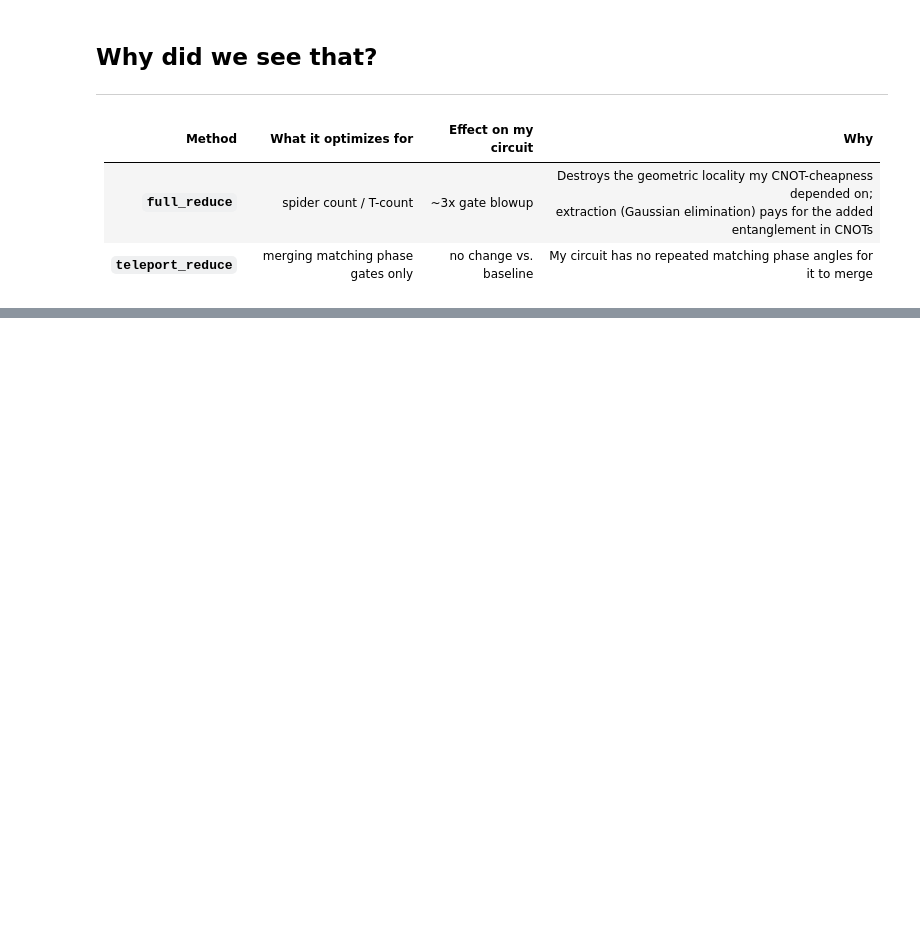
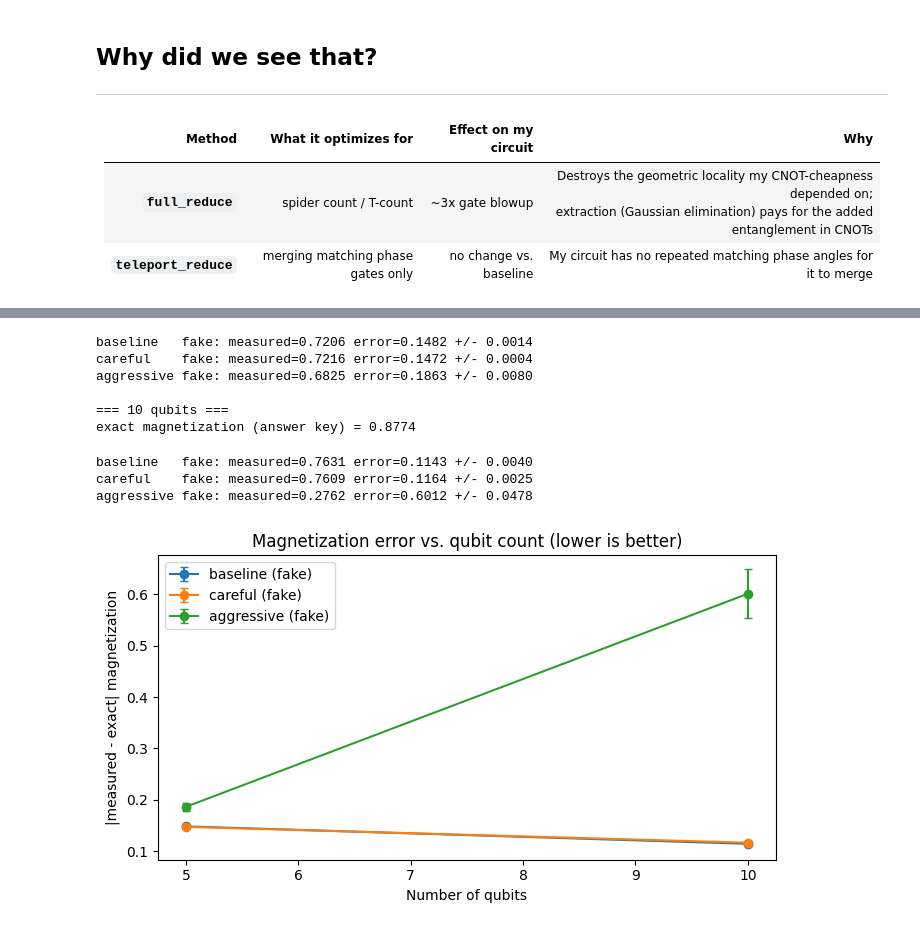
Before and after one commit to vedrode2011-collab/TFIM-trotter-experiment, a Jupyter notebook: ZX_Reduction_TFIM.ipynb, the cells around one changed output, grey strips where cells are left out. Cells and saved outputs as stored; diff of their text form; code cells hidden in the pictures; blank space fills up the shorter version.

```diff
--- a/ZX_Reduction_TFIM.ipynb
+++ b/ZX_Reduction_TFIM.ipynb
@@ -413,0 +423,69 @@ for nq in qubit_counts:
+# %%
+RUN_REAL = False            # keep False until fake results look right
+QUBIT_COUNTS = [5, 10]      # add 15, 20 later (they can be slow)
+FAKE_REPS = 3               # repeats on fake -> mean +/- std (free)
+REAL_REPS = 1               # each real rep costs IBM time
+
+fake_backend_multi = FakeKingston()
+real_backend_multi = service.backend("ibm_kingston") if RUN_REAL else None
+
+summary = {}
+
+for nq in QUBIT_COUNTS:
+    print(f"\n=== {nq} qubits ===")
+    versions_nq = build_versions_for(nq, J, g, dt, steps)
+    # the three versions are verified equal, so they share ONE answer key
+    exact = exact_magnetization(versions_nq["baseline"].remove_final_measurements(inplace=False), nq)
+    print(f"exact magnetization (answer key) = {exact:.4f}")
+    summary[nq] = {}
+
+    fake_errs = {n: [] for n in versions_nq}
+    fake_meas = {n: [] for n in versions_nq}
+    for _ in range(FAKE_REPS):
+        res = run_versions_on_backend(versions_nq, fake_backend_multi, shots=shots_per_run)
+        for n in versions_nq:
+            m = measured_magnetization(res[n]["counts"], nq)
+            fake_meas[n].append(m)
+            fake_errs[n].append(abs(m - exact))
+
+    real_errs = {n: [] for n in versions_nq}
+    real_meas = {n: [] for n in versions_nq}
+    if RUN_REAL:
+        for _ in range(REAL_REPS):
+            res = run_versions_on_backend(versions_nq, real_backend_multi, shots=shots_per_run)
+            for n in versions_nq:
+                m = measured_magnetization(res[n]["counts"], nq)
+                real_meas[n].append(m)
+                real_errs[n].append(abs(m - exact))
+                print(f"  REAL job id ({nq}q, {n}): {res[n]['job_id']}")   # SAVE THESE
+
+    for n in versions_nq:
+        summary[nq][n] = {
+            "fake_err": float(np.mean(fake_errs[n])),
+            "fake_std": float(np.std(fake_errs[n])),
+            "real_err": float(np.mean(real_errs[n])) if real_errs[n] else None,
+        }
+        s = summary[nq][n]
+        line = (f"{n:10s} fake: measured={np.mean(fake_meas[n]):.4f} "
+                f"error={s['fake_err']:.4f} +/- {s['fake_std']:.4f}")
+        if s["real_err"] is not None:
+            line += f" | real: measured={np.mean(real_meas[n]):.4f} error={s['real_err']:.4f}"
+        print(line)
+
+# error vs. number of qubits
+fig, ax = plt.subplots(figsize=(7, 4))
+for n in ["baseline", "careful", "aggressive"]:
+    ax.errorbar(QUBIT_COUNTS,
+                [summary[q][n]["fake_err"] for q in QUBIT_COUNTS],
+                yerr=[summary[q][n]["fake_std"] for q in QUBIT_COUNTS],
+                marker="o", capsize=3, label=f"{n} (fake)")
+    if RUN_REAL:
+        ax.plot(QUBIT_COUNTS, [summary[q][n]["real_err"] for q in QUBIT_COUNTS],
+                marker="s", linestyle="--", label=f"{n} (real)")
+ax.set_xlabel("Number of qubits")
+ax.set_ylabel("|measured - exact| magnetization")
+ax.set_title("Magnetization error vs. qubit count (lower is better)")
+ax.legend()
+plt.tight_layout()
+plt.show()
+# %% [output]
@@ -413,0 +494,10 @@ for nq in qubit_counts:
+baseline   fake: measured=0.7206 error=0.1482 +/- 0.0014
+careful    fake: measured=0.7216 error=0.1472 +/- 0.0004
+aggressive fake: measured=0.6825 error=0.1863 +/- 0.0080
+
+=== 10 qubits ===
+exact magnetization (answer key) = 0.8774
+baseline   fake: measured=0.7631 error=0.1143 +/- 0.0040
+careful    fake: measured=0.7609 error=0.1164 +/- 0.0025
+aggressive fake: measured=0.2762 error=0.6012 +/- 0.0478
+[figure, added]
```
Also changed, not shown: parts of 18 cells of this notebook.
